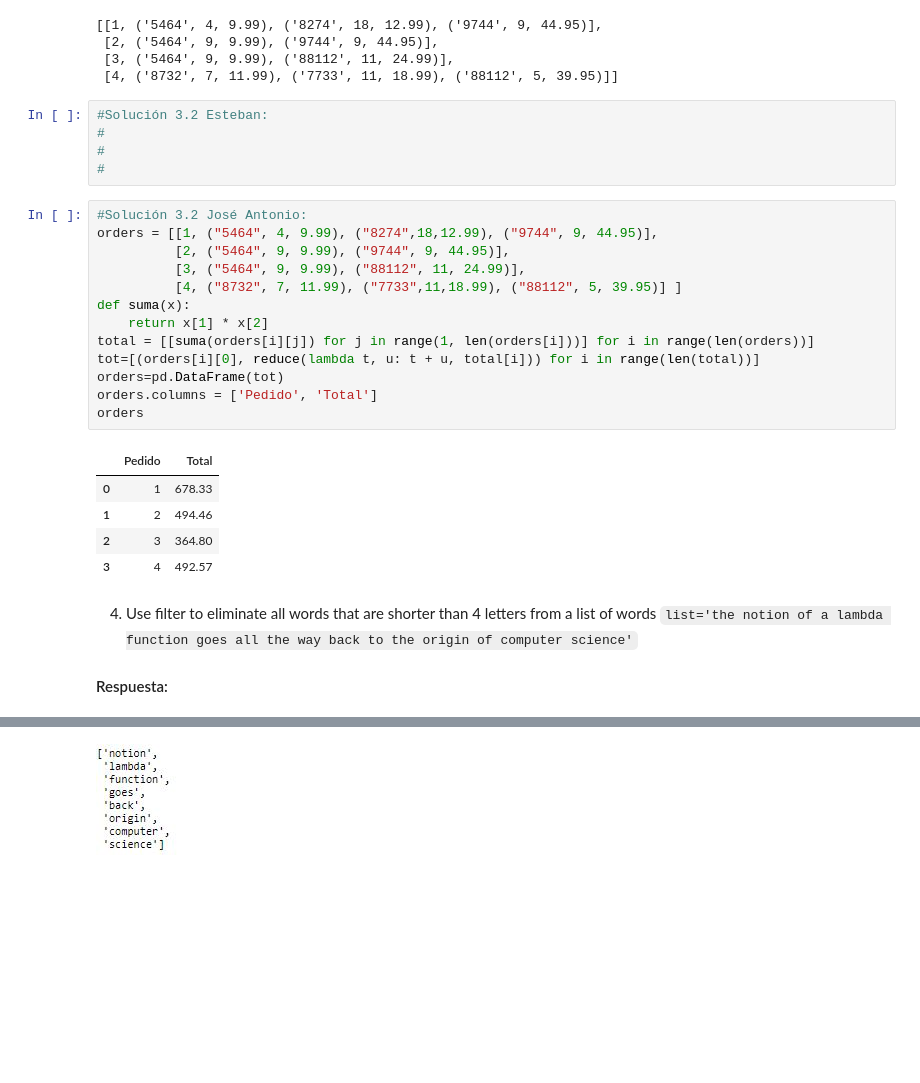
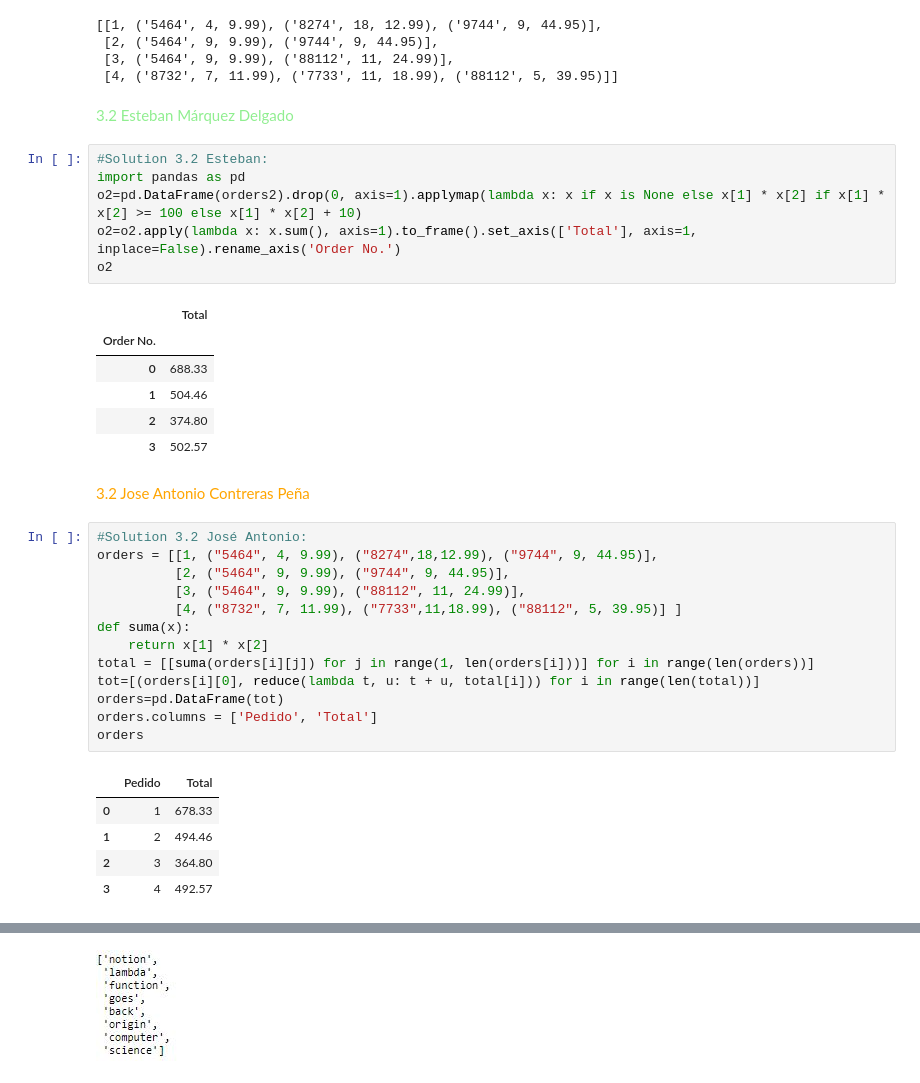
Before and after one commit to EMarquez7/ProyectoConjunto2_JAContreras_EMarquez, a Jupyter notebook: ProyectoConjunto2_JAContreras_EMarquez.ipynb, the cells around one changed output, grey strips where cells are left out. Saved outputs shown, nothing was run; the diff lists cells and outputs as text; blank space fills up the shorter version.

```diff
--- a/ProyectoConjunto2_JAContreras_EMarquez.ipynb
+++ b/ProyectoConjunto2_JAContreras_EMarquez.ipynb
@@ -173,13 +200,25 @@ orders2
  [2, ('5464', 9, 9.99), ('9744', 9, 44.95)],
  [3, ('5464', 9, 9.99), ('88112', 11, 24.99)],
  [4, ('8732', 7, 11.99), ('7733', 11, 18.99), ('88112', 5, 39.95)]]
-# %%
-#Solución 3.2 Esteban:
-#
-#
-#
+# %% [markdown]
+<span style='color:lightgreen'> 3.2 Esteban Márquez Delgado </span><br>
+# %%
+#Solution 3.2 Esteban:
+import pandas as pd
+o2=pd.DataFrame(orders2).drop(0, axis=1).applymap(lambda x: x if x is None else x[1] * x[2] if x[1] * x[2] >= 100 else x[1] * x[2] + 10)
+o2=o2.apply(lambda x: x.sum(), axis=1).to_frame().set_axis(['Total'], axis=1, inplace=False).rename_axis('Order No.')
+o2
+# %% [output]
+|  | Total |
+| Order No. |  |
+| 0 | 688.33 |
+| 1 | 504.46 |
+| 2 | 374.80 |
+| 3 | 502.57 |
+# %% [markdown]
+<span style='color:orange'> 3.2 Jose Antonio Contreras Peña </span><br>
 # %%
-#Solución 3.2 José Antonio:
+#Solution 3.2 José Antonio:
 orders = [[1, ("5464", 4, 9.99), ("8274",18,12.99), ("9744", 9, 44.95)],
           [2, ("5464", 9, 9.99), ("9744", 9, 44.95)],
           [3, ("5464", 9, 9.99), ("88112", 11, 24.99)],
@@ -197,7 +236,3 @@ orders
 | 1 | 2 | 494.46 |
 | 2 | 3 | 364.80 |
 | 3 | 4 | 492.57 |
-# %% [markdown]
-4. Use filter to eliminate all words that are shorter than 4 letters from a list of words
-`list='the notion of a lambda function goes all the way back to the origin of computer science'`
-#### Respuesta:
```
Also changed, not shown: parts of 41 cells of this notebook, 2 other files.
